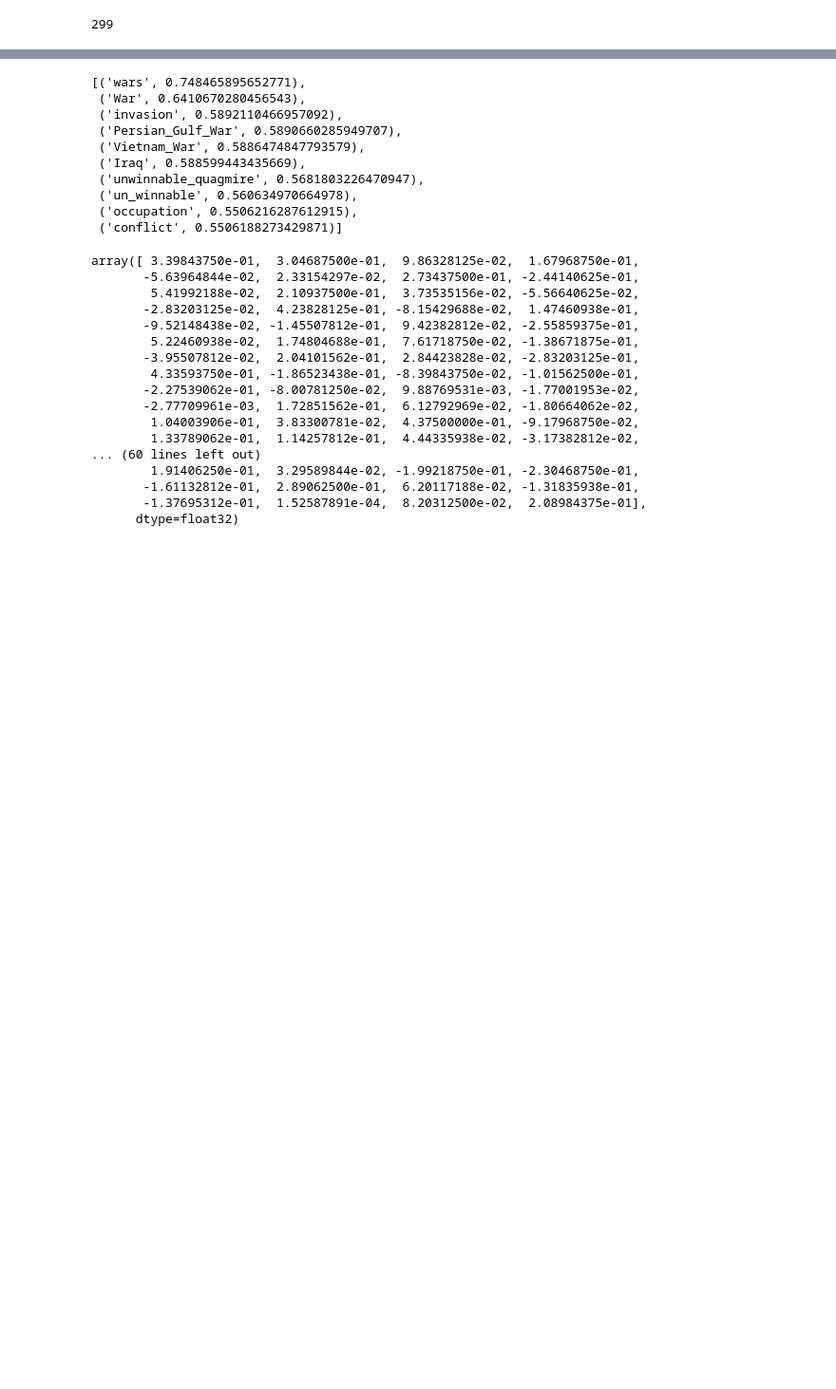
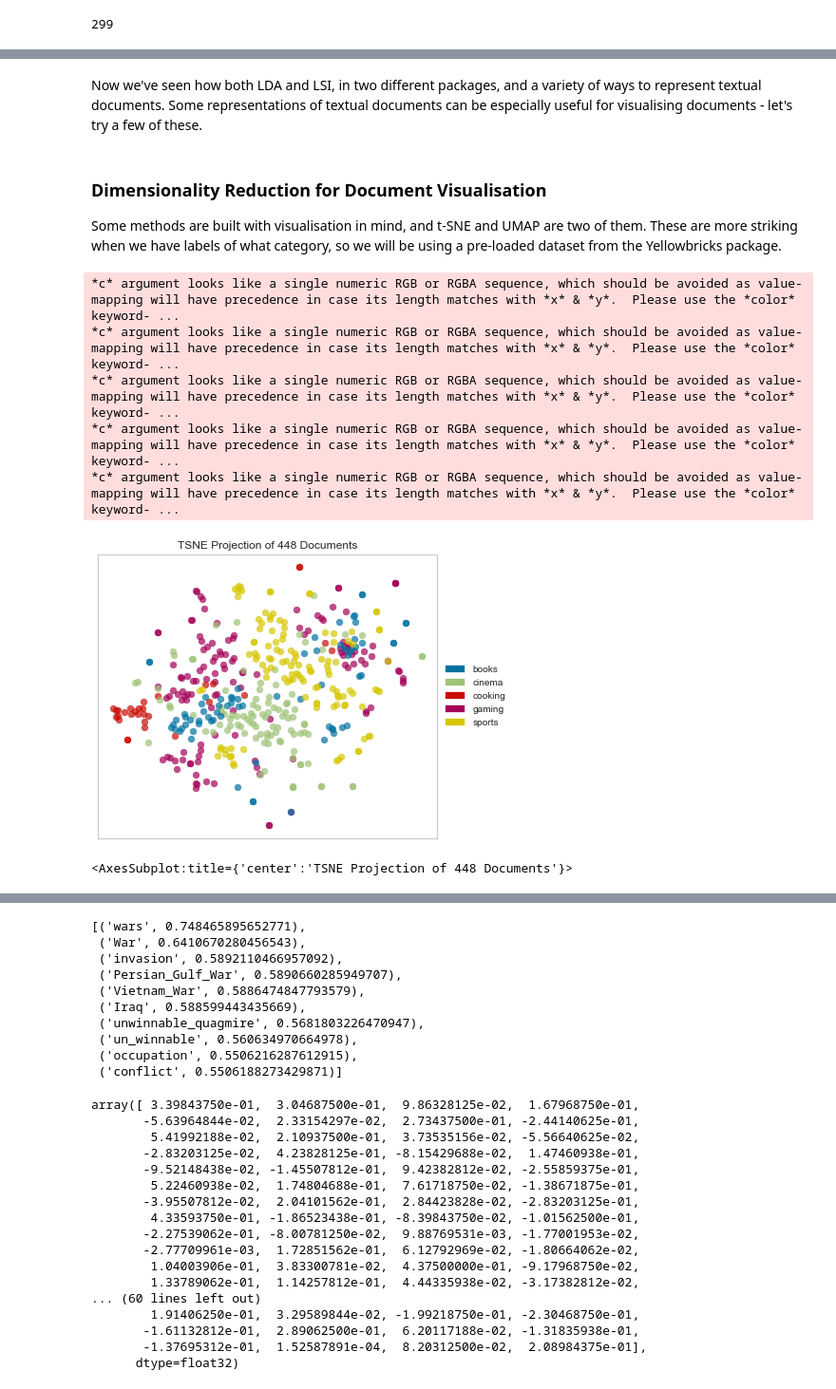
Before and after one commit to bhargavvader/thinking-with-deep-learning, a Jupyter notebook: notebooks/chapter_2/text_data.ipynb, the cells around one changed output, grey strips where cells are left out. Shown: that part at 95% size. Saved outputs shown, nothing was run; the diff lists cells and outputs as text; code cells hidden in the pictures; blank space fills up the shorter version.

```diff
--- a/notebooks/chapter_2/text_data.ipynb
+++ b/notebooks/chapter_2/text_data.ipynb
@@ -175,0 +265,6 @@ len(texts)
+# %% [markdown]
+Now we've seen how both LDA and LSI, in two different packages, and a variety of ways to represent textual documents. Some representations of textual documents can be especially useful for visualising documents - let's try a few of these.
+# %% [markdown]
+### Dimensionality Reduction for Document Visualisation
+
+Some methods are built with visualisation in mind, and t-SNE and UMAP are two of them. These are more striking when we have labels of what category, so we will be using a pre-loaded dataset from the Yellowbricks package.
@@ -175,0 +275,20 @@ len(texts)
+# %%
+# Load the data and create document vectors
+corpus = load_hobbies()
+tfidf = TfidfVectorizer()
+# %%
+X = tfidf.fit_transform(corpus.data)
+y = corpus.target
+# %%
+# Create the visualizer and draw the vectors
+tsne = TSNEVisualizer()
+tsne.fit(X, y)
+tsne.show()
+# %% [output]
+*c* argument looks like a single numeric RGB or RGBA sequence, which should be avoided as value-mapping will have precedence in case its length matches with *x* & *y*.  Please use the *color* keyword- ...
+*c* argument looks like a single numeric RGB or RGBA sequence, which should be avoided as value-mapping will have precedence in case its length matches with *x* & *y*.  Please use the *color* keyword- ...
+*c* argument looks like a single numeric RGB or RGBA sequence, which should be avoided as value-mapping will have precedence in case its length matches with *x* & *y*.  Please use the *color* keyword- ...
+*c* argument looks like a single numeric RGB or RGBA sequence, which should be avoided as value-mapping will have precedence in case its length matches with *x* & *y*.  Please use the *color* keyword- ...
+*c* argument looks like a single numeric RGB or RGBA sequence, which should be avoided as value-mapping will have precedence in case its length matches with *x* & *y*.  Please use the *color* keyword- ...
+[figure, added]
+<AxesSubplot:title={'center':'TSNE Projection of 448 Documents'}>
```
Also changed, not shown: parts of 25 cells of this notebook, 5 other files.
